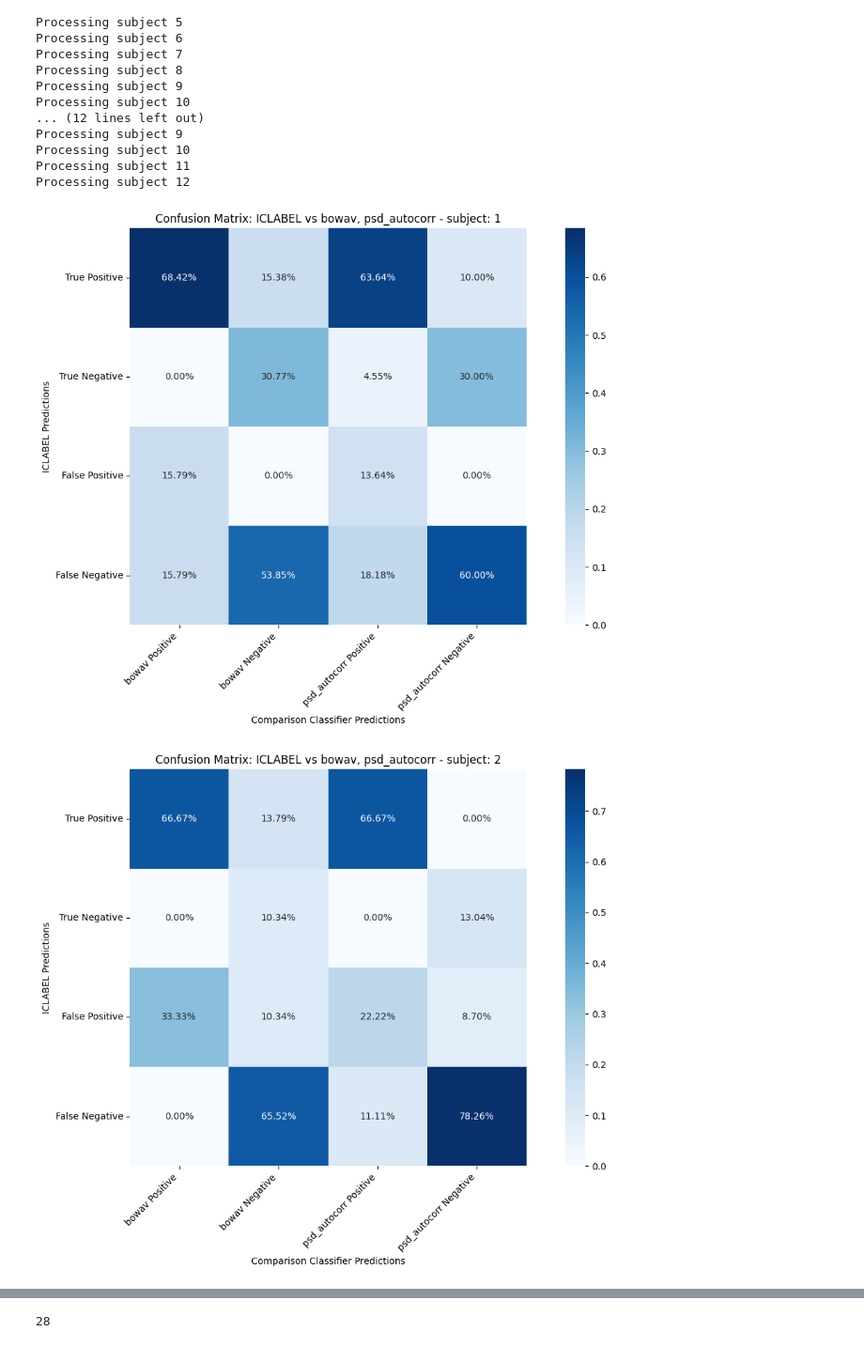
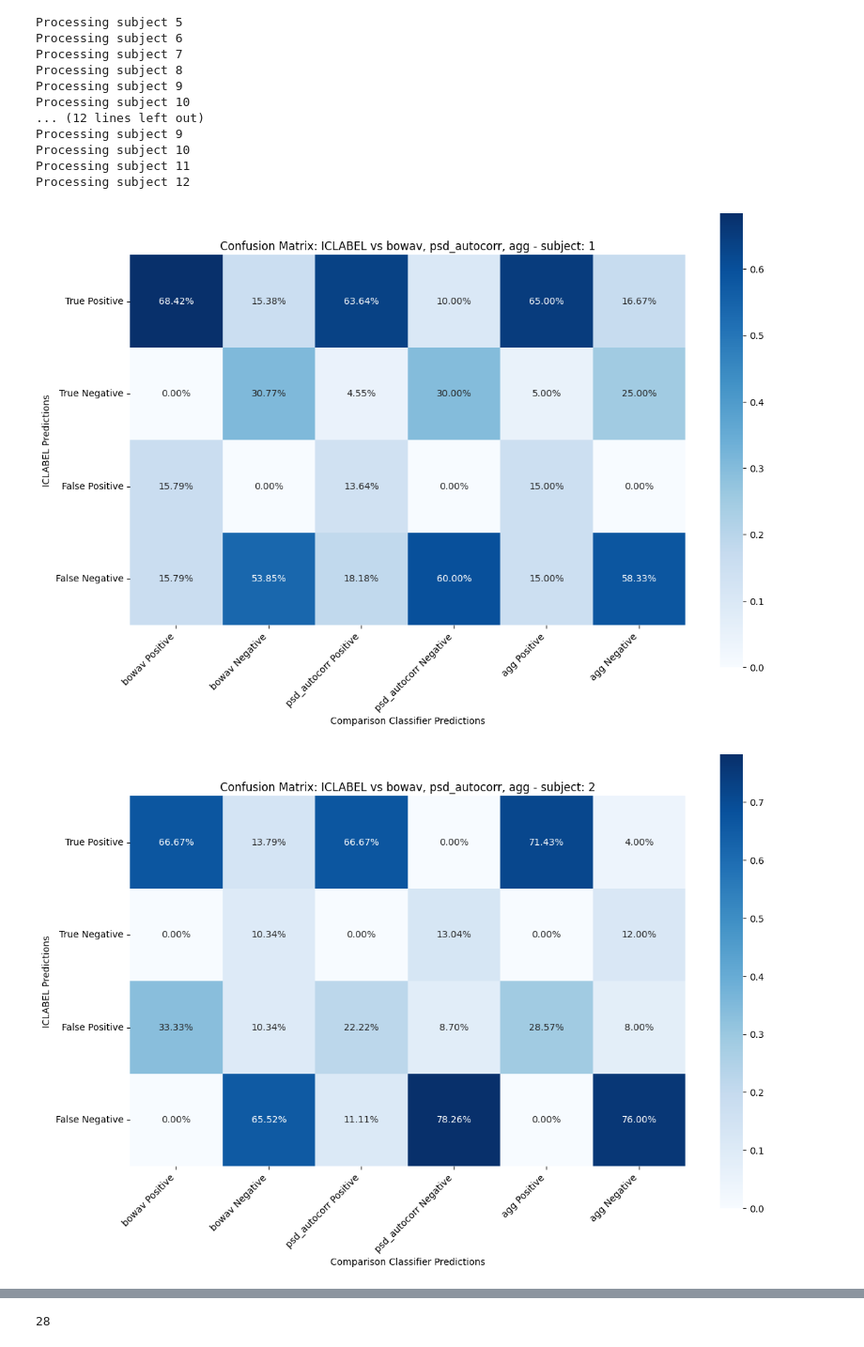
Before and after one commit to cniel-ud/ICWaves, a Jupyter notebook: notebooks/proto_logistic_ensemble.ipynb, the cells around one changed output, grey strips where cells are left out. Shown at 94% size. Cells and saved outputs as stored; diff of their text form; code cells hidden in the pictures.

Commit message:
Compute confusion matrices for ensembled classifier

```diff
--- a/notebooks/proto_logistic_ensemble.ipynb
+++ b/notebooks/proto_logistic_ensemble.ipynb
@@ -327,7 +327,7 @@ def get_iclabel_labels(subj_id: int, path: Path) -> NDArray[int]:
 
     return np.argmax(noisy_labels, axis=1)
 # %%
-confusion_mat_mean =  np.zeros((4, 4))
+confusion_mat_mean =  np.zeros((4, 6))
 iclabel_data_path = root / "data" / eval_dataset
 for subj_id in subj_ids(eval_dataset):
     y_preds = get_predictions(features, models, agg_methods, subj_id)
@@ -338,36 +338,36 @@ for subj_id in subj_ids(eval_dataset):
         subj_id_inds=subj_id_inds,
         y_preds=y_preds,
         labels=labels,
         expert_label_mask=expert_label_mask,
         base_classifier='iclabel',
-        comparison_classifiers=['bowav', 'psd_autocorr'],
+        comparison_classifiers=['bowav', 'psd_autocorr', 'agg'],
         normalize=True
     )
     confusion_mat_mean += confusion_mat
 
     # Then plot it
     ax = plot_confusion_matrix(
         confusion_matrix=confusion_mat,
         base_classifier='iclabel',
-        comparison_classifiers=['bowav', 'psd_autocorr'],
+        comparison_classifiers=['bowav', 'psd_autocorr', 'agg'],
         figsize=(12, 8),
         cmap='Blues',
         subj_id=str(subj_id),
         normalized=True
     )
     plt.show()
 
 confusion_mat_mean /= len(subj_ids(eval_dataset))
 ax = plot_confusion_matrix(
     confusion_matrix=confusion_mat_mean,
-    base_classifier='bowav',
-    comparison_classifiers=['psd_autocorr', 'agg'],
+    base_classifier='iclabel',
+    comparison_classifiers=['bowav', 'psd_autocorr', 'agg'],
     figsize=(12, 8),
     cmap='Blues',
     subj_id='mean',
     normalized=True
 )
 plt.show()
 # %% [output]
-[figure, old version]
+[figure, new version]
-[figure, old version]
+[figure, new version]
```
Also changed, not shown: parts of 1 cell of this notebook.
